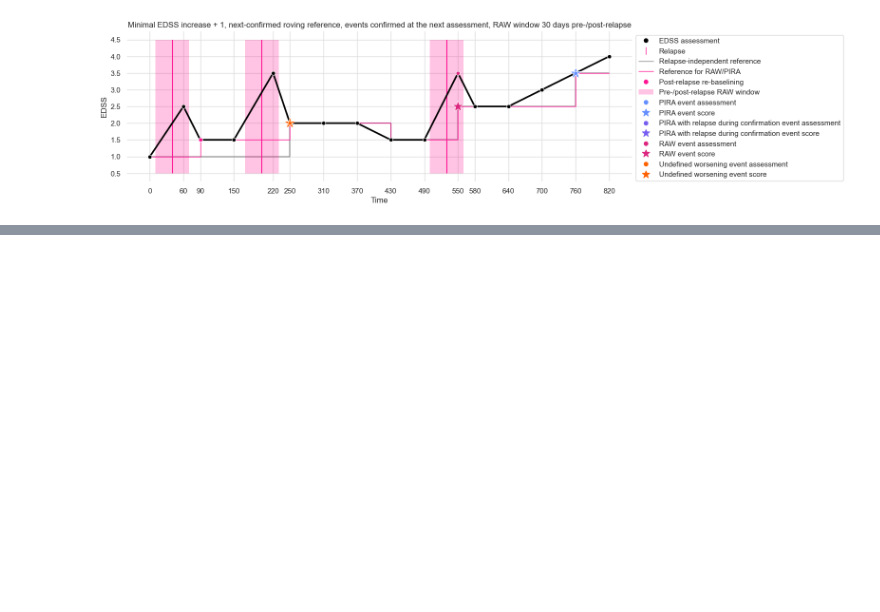
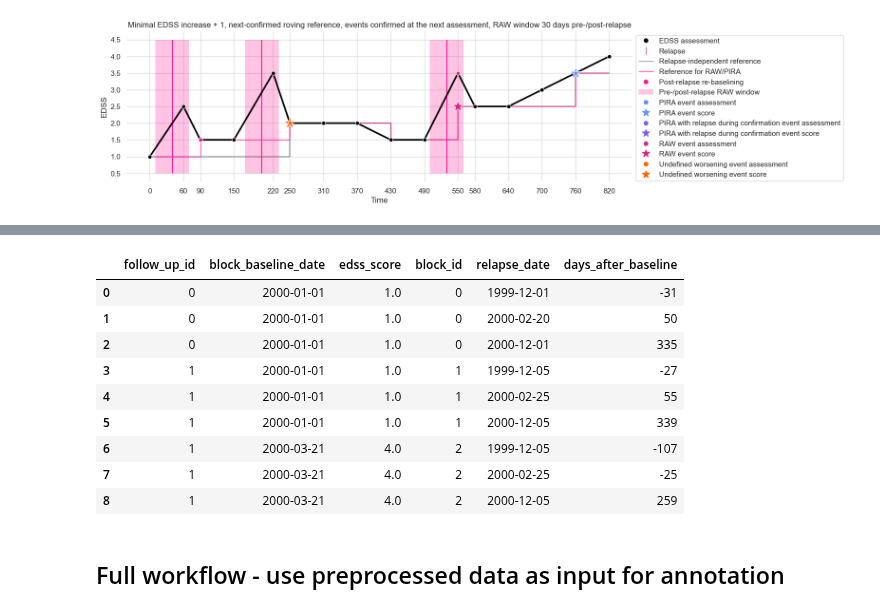
Before and after one commit to drstrupf/multiple-sclerosis-disability-progression, a Jupyter notebook: tutorial.ipynb, the cells around one changed output, grey strips where cells are left out. Drawn from its saved outputs; the diff is of its cells as text; code cells hidden in the pictures; blank space fills up the shorter version.

```diff
--- a/tutorial.ipynb
+++ b/tutorial.ipynb
@@ -283,0 +269,25 @@ plt.show()
+# %%
+example_relapses = pd.concat(
+    [
+        pd.DataFrame(
+            {
+                "follow_up_id": [0, 0, 0],
+                "date": [
+                    pd.Timestamp(year=1999, month=12, day=1),
+                    pd.Timestamp(year=2000, month=2, day=20),
+                    pd.Timestamp(year=2000, month=12, day=1),
+                ],
+            }
+        ),
+        pd.DataFrame(
+            {
+                "follow_up_id": [1, 1, 1],
+                "date": [
+                    pd.Timestamp(year=1999, month=12, day=5),
+                    pd.Timestamp(year=2000, month=2, day=25),
+                    pd.Timestamp(year=2000, month=12, day=5),
+                ],
+            }
+        ),
+    ]
+).reset_index(drop=True)
@@ -283,0 +486,30 @@ plt.show()
+# %%
+preprocessing.sync_relapse_data_to_follow_ups(
+    preprocessed_follow_ups_dataframe=preprocessing.prepare_follow_ups(
+        follow_ups_dataframe=example_data,
+        max_days_between_timestamps=10,
+        min_days_overall=20,
+        min_n_timestamps=0,
+        id_column_name="follow_up_id",
+        date_column_name="date",
+        days_after_baseline_column_name="days_after_baseline",
+    ),
+    relapses_dataframe=example_relapses,
+    id_column_name="follow_up_id",
+    date_column_name="date",
+    days_after_baseline_column_name="days_after_baseline",
+    block_baseline_flag_column_name="is_block_baseline",
+)
+# %% [output]
+|  | follow_up_id | block_baseline_date | edss_score | block_id | relapse_date | days_after_baseline |
+| 0 | 0 | 2000-01-01 | 1.0 | 0 | 1999-12-01 | -31 |
+| 1 | 0 | 2000-01-01 | 1.0 | 0 | 2000-02-20 | 50 |
+| 2 | 0 | 2000-01-01 | 1.0 | 0 | 2000-12-01 | 335 |
+| 3 | 1 | 2000-01-01 | 1.0 | 1 | 1999-12-05 | -27 |
+| 4 | 1 | 2000-01-01 | 1.0 | 1 | 2000-02-25 | 55 |
+| 5 | 1 | 2000-01-01 | 1.0 | 1 | 2000-12-05 | 339 |
+| 6 | 1 | 2000-03-21 | 4.0 | 2 | 1999-12-05 | -107 |
+| 7 | 1 | 2000-03-21 | 4.0 | 2 | 2000-02-25 | -25 |
+| 8 | 1 | 2000-03-21 | 4.0 | 2 | 2000-12-05 | 259 |
+# %% [markdown]
+## Full workflow - use preprocessed data as input for annotation
```
Also changed, not shown: parts of 45 cells of this notebook, 1 other file.
